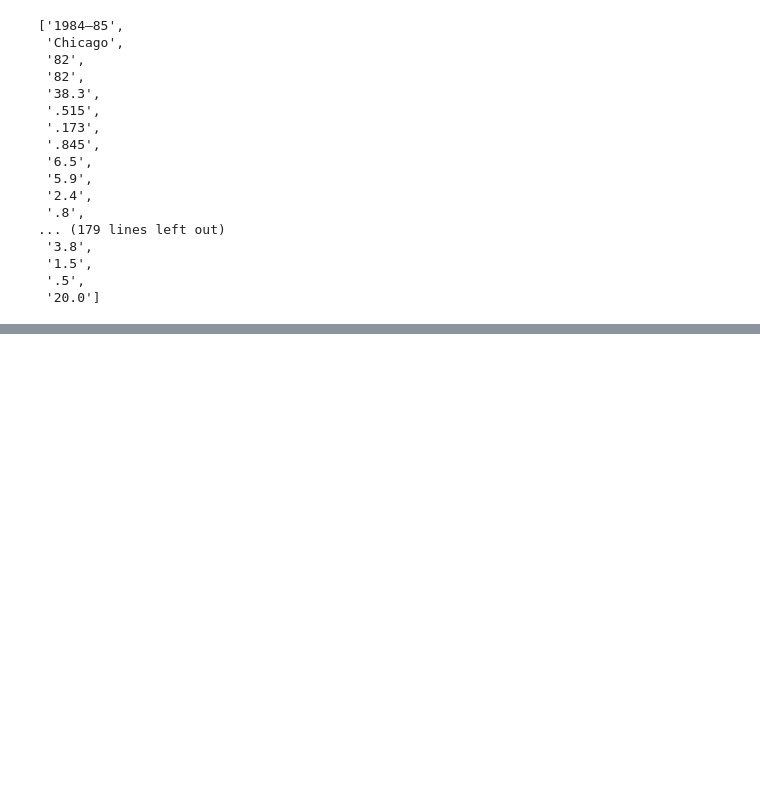
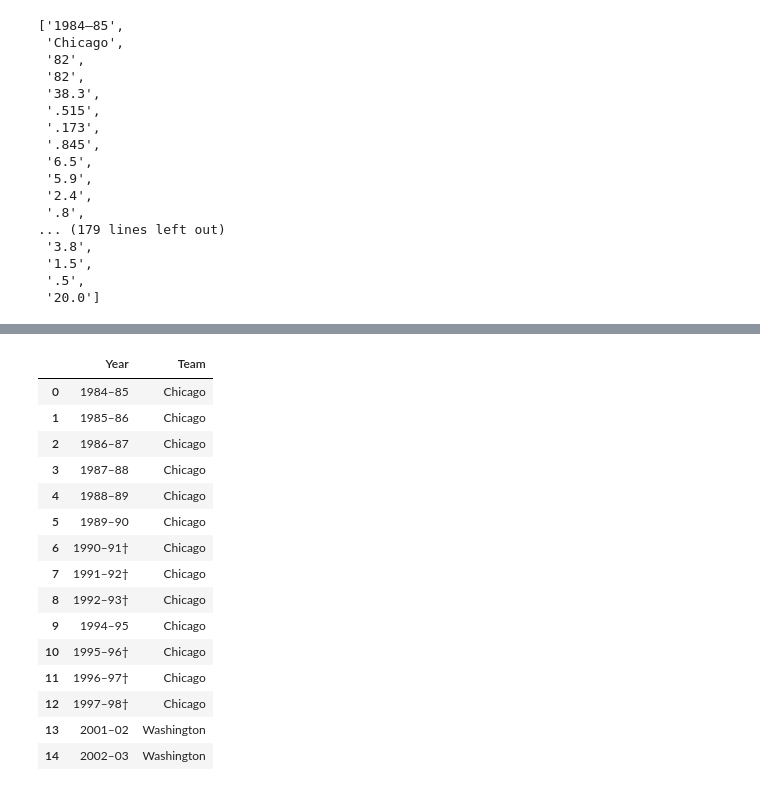
Before and after one commit to ctd1077/Wiki-NBA-Stat-Scraper, a Jupyter notebook: Wiki NBA Stat Scraper.ipynb, the cells around one changed output, grey strips where cells are left out. Saved outputs shown, nothing was run; the diff lists cells and outputs as text; code cells hidden in the pictures; blank space fills up the shorter version.

Commit message:
Update df merger with list

```diff
--- a/Wiki NBA Stat Scraper.ipynb
+++ b/Wiki NBA Stat Scraper.ipynb
@@ -169,0 +194,4 @@ result
+# %%
+for x in result:
+    if x[0] == 'Year':
+        sYear.append(x[1])
@@ -169,0 +240,21 @@ result
+# %%
+df1 = pd.DataFrame(list(zip(sYear,sTeam)), columns =['Year', 'Team'])
+# %%
+df1
+# %% [output]
+|  | Year | Team |
+| 0 | 1984–85 | Chicago |
+| 1 | 1985–86 | Chicago |
+| 2 | 1986–87 | Chicago |
+| 3 | 1987–88 | Chicago |
+| 4 | 1988–89 | Chicago |
+| 5 | 1989–90 | Chicago |
+| 6 | 1990–91† | Chicago |
+| 7 | 1991–92† | Chicago |
+| 8 | 1992–93† | Chicago |
+| 9 | 1994–95 | Chicago |
+| 10 | 1995–96† | Chicago |
+| 11 | 1996–97† | Chicago |
+| 12 | 1997–98† | Chicago |
+| 13 | 2001–02 | Washington |
+| 14 | 2002–03 | Washington |
```
Also changed, not shown: parts of 27 cells of this notebook.
